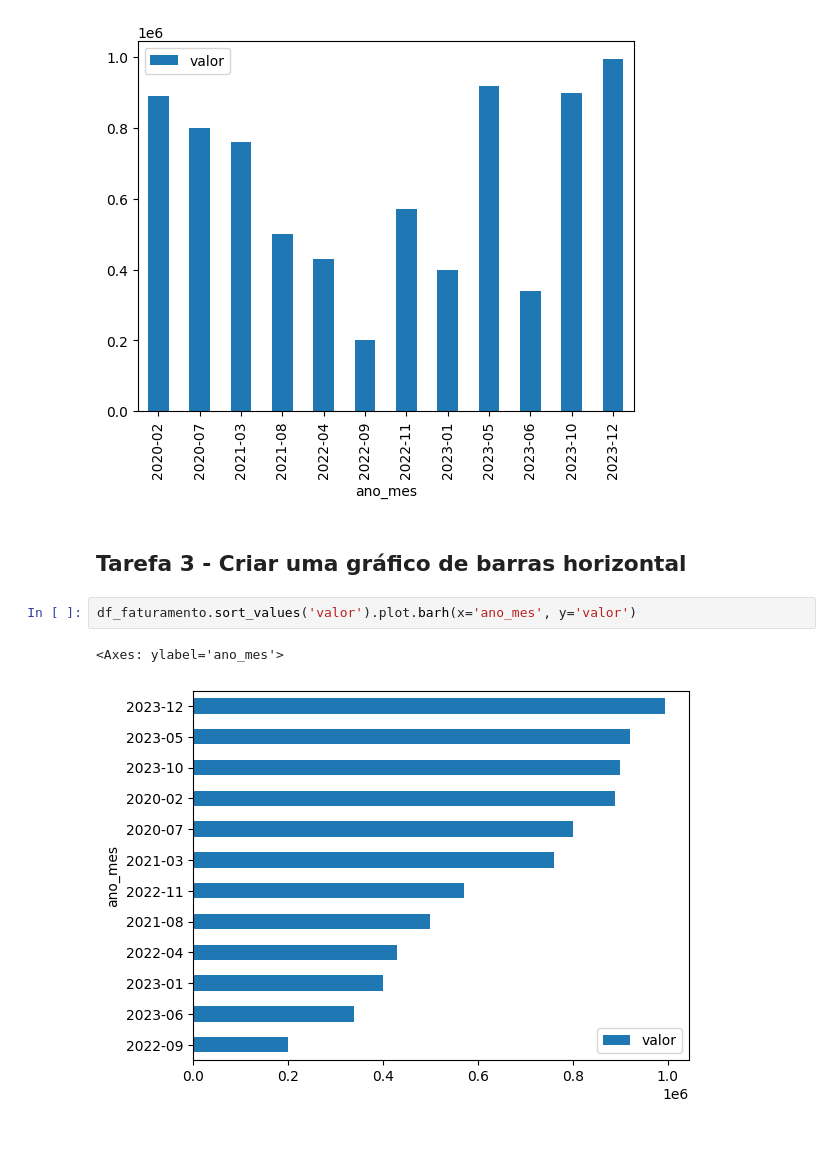
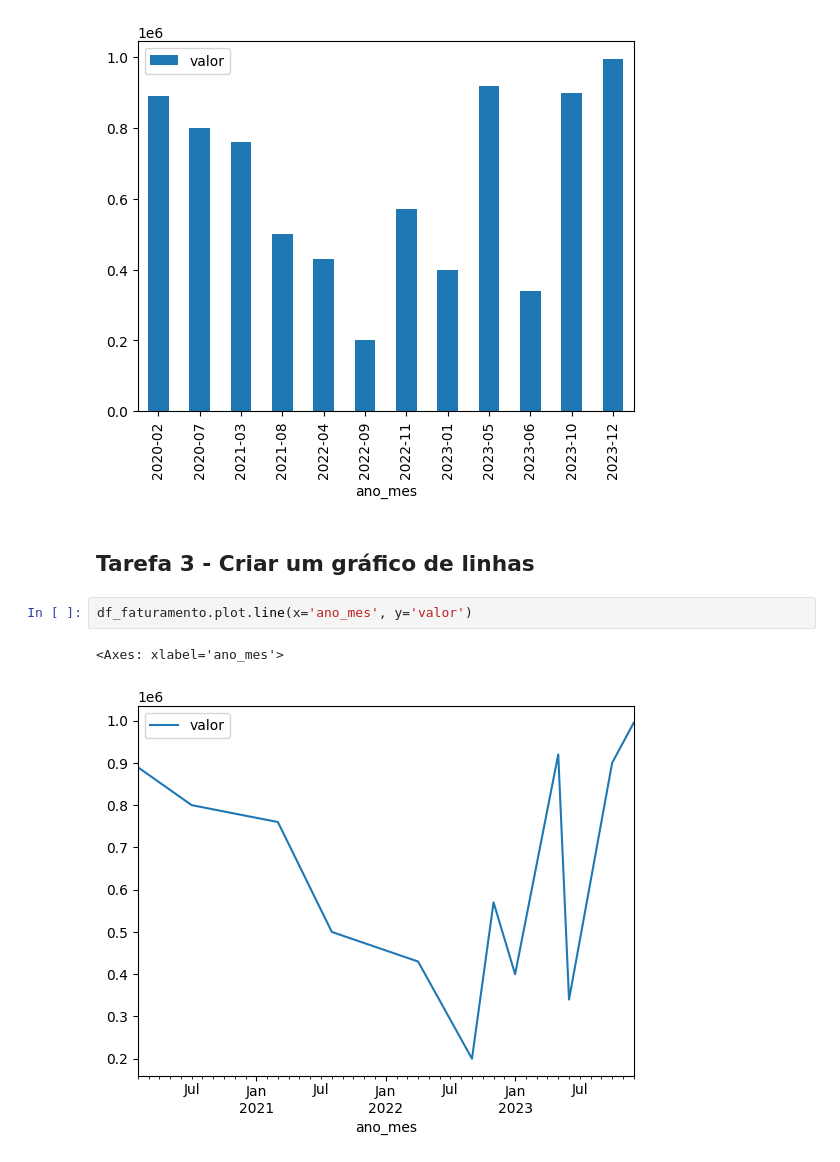
Before and after one commit to Lealidade/class_Rocketseat, a Jupyter notebook: N2_estatistica/desafio_faturamento/faturamento.ipynb, the cells around one changed output. Drawn from its saved outputs; the diff is of its cells as text.

Commit message:
alter: grafico de linhas

```diff
--- a/N2_estatistica/desafio_faturamento/faturamento.ipynb
+++ b/N2_estatistica/desafio_faturamento/faturamento.ipynb
@@ -127,9 +127,9 @@ df_faturamento.plot.bar(x='ano_mes', y='valor')
 <Axes: xlabel='ano_mes'>
 [figure]
 # %% [markdown]
-## Tarefa 3 - Criar uma gráfico de barras horizontal
+## Tarefa 3 - Criar um gráfico de linhas
 # %%
-df_faturamento.sort_values('valor').plot.barh(x='ano_mes', y='valor')
+df_faturamento.plot.line(x='ano_mes', y='valor')
 # %% [output]
-<Axes: ylabel='ano_mes'>
+<Axes: xlabel='ano_mes'>
-[figure, old version]
+[figure, new version]
```
Also changed, not shown: parts of 1 cell of this notebook.
